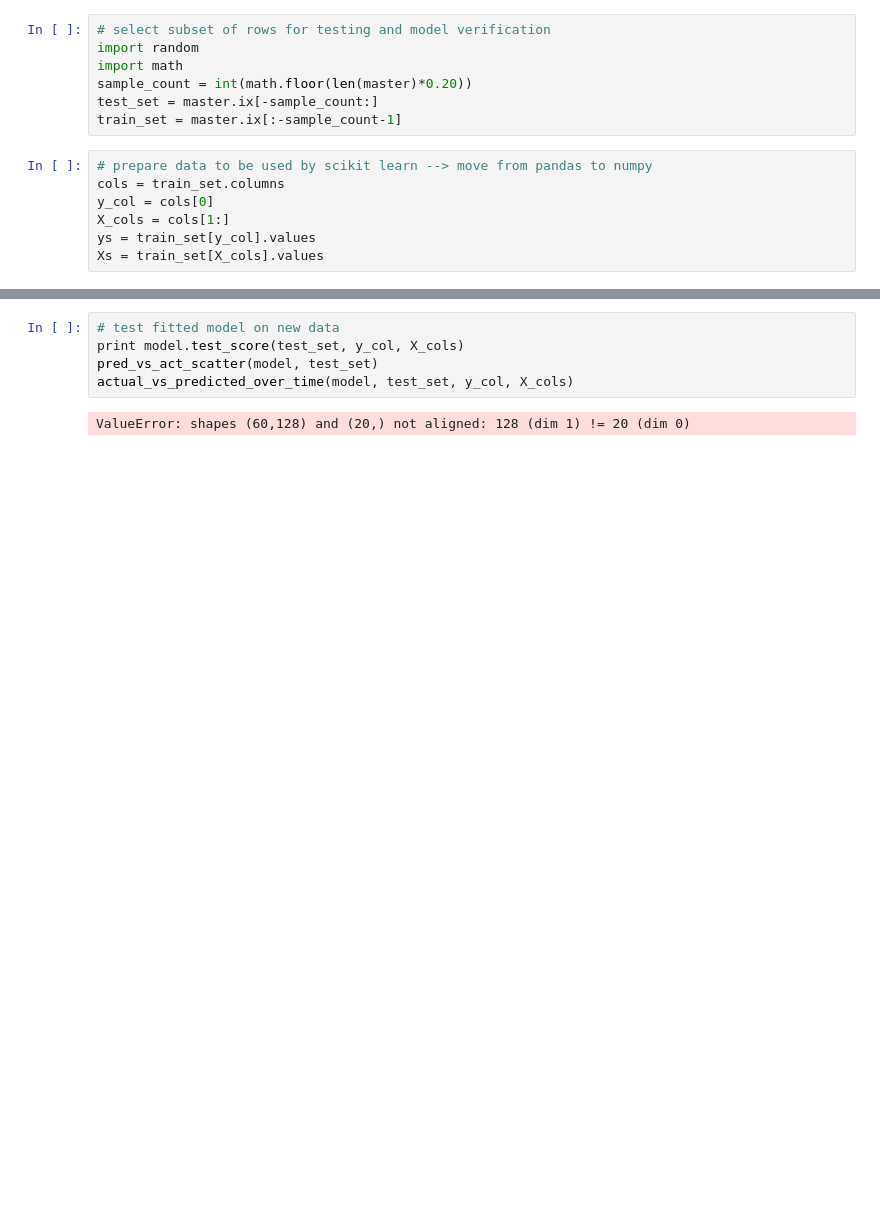
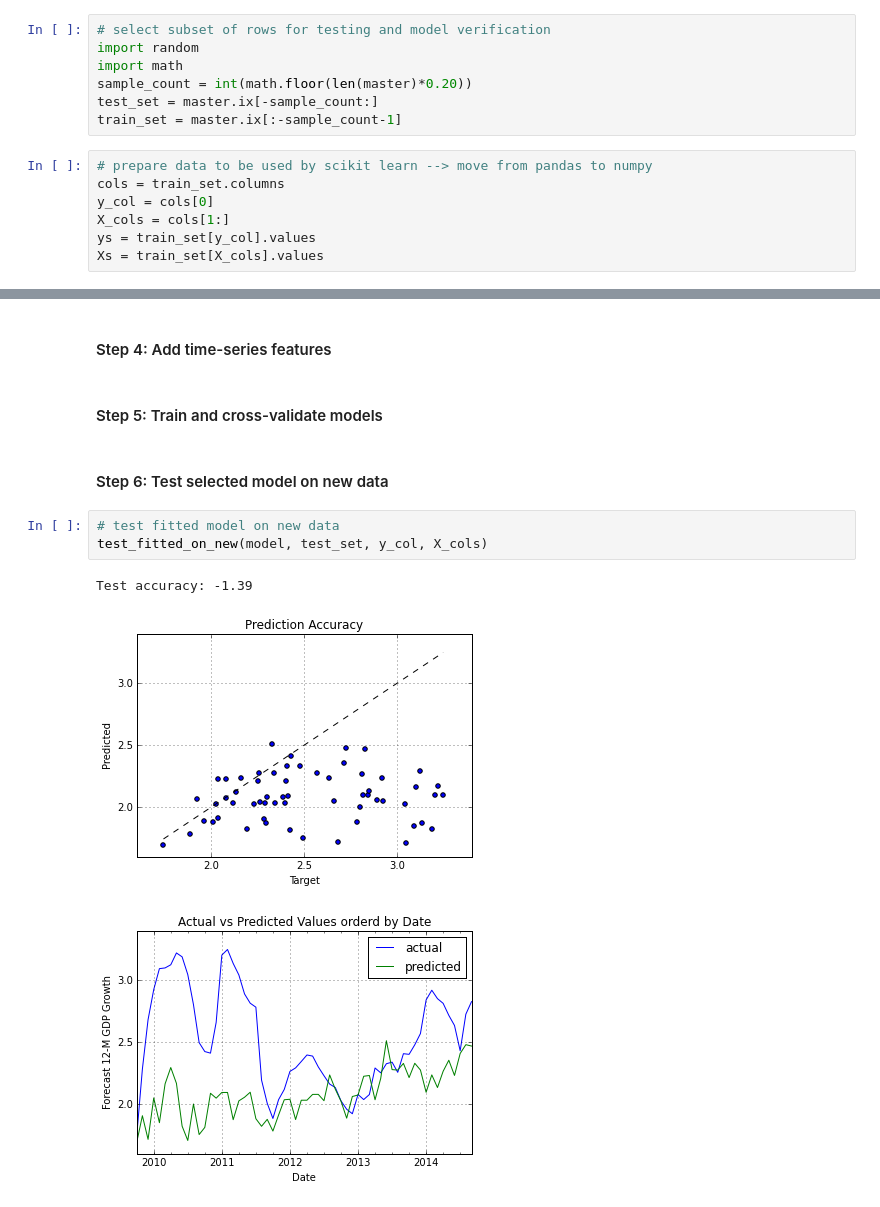
Before and after one commit to rhouck/gdp, a Jupyter notebook: Predict GDP Forecasts.ipynb, the cells around one changed output, grey strips where cells are left out. Cells and saved outputs as stored; diff of their text form; blank space fills up the shorter version.

```diff
--- a/Predict GDP Forecasts.ipynb
+++ b/Predict GDP Forecasts.ipynb
@@ -321,7 +389,13 @@ Iterative Train / Validation Accuracy: 1.00 (+/- 0.00)
+# %% [markdown]
+<h4>Step 4: Add time-series features</h4>
+# %% [markdown]
+<h4>Step 5: Train and cross-validate models</h4>
+# %% [markdown]
+<h4>Step 6: Test selected model on new data</h4>
 # %%
 # test fitted model on new data
-print model.test_score(test_set, y_col, X_cols)
-pred_vs_act_scatter(model, test_set)
-actual_vs_predicted_over_time(model, test_set, y_col, X_cols)
+test_fitted_on_new(model, test_set, y_col, X_cols)
 # %% [output]
-ValueError: shapes (60,128) and (20,) not aligned: 128 (dim 1) != 20 (dim 0)
+Test accuracy: -1.39
+[figure, added]
+[figure, added]
```
Also changed, not shown: parts of 24 cells of this notebook.
